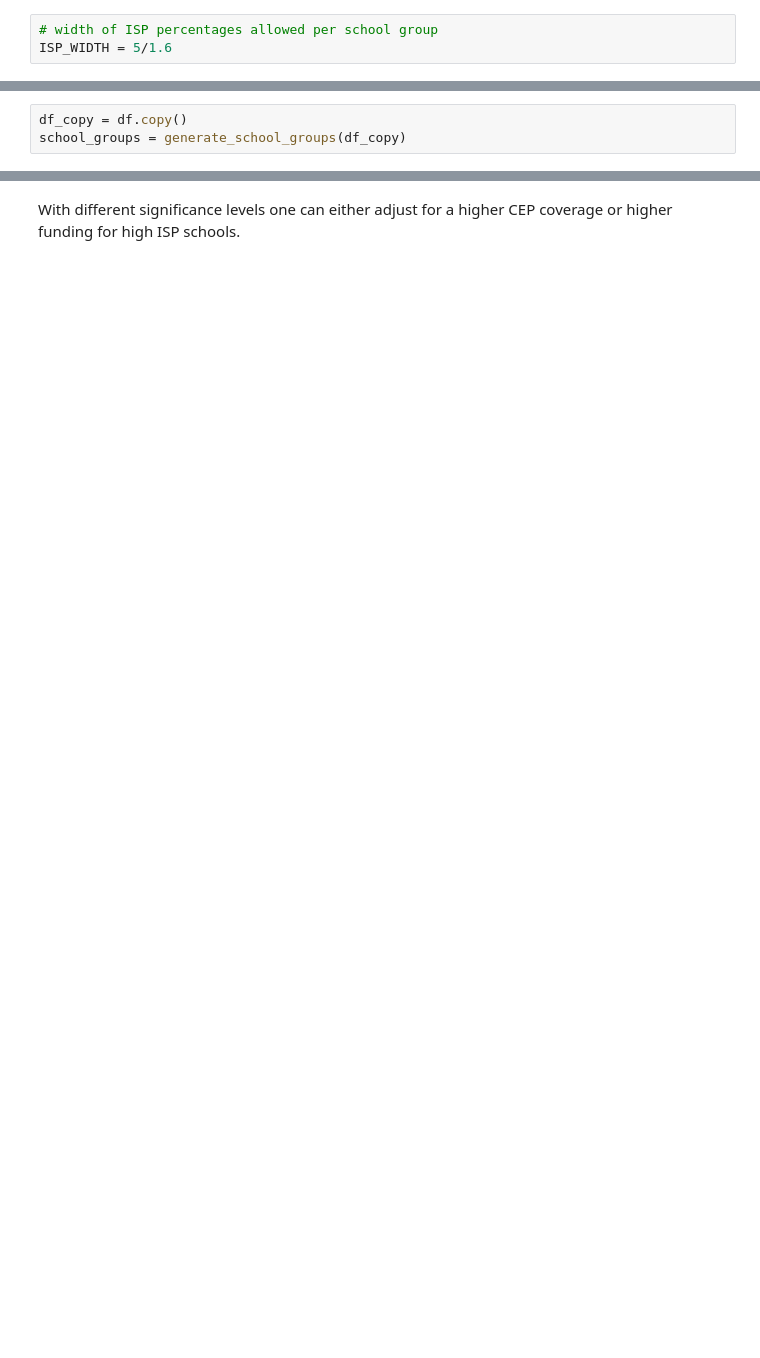
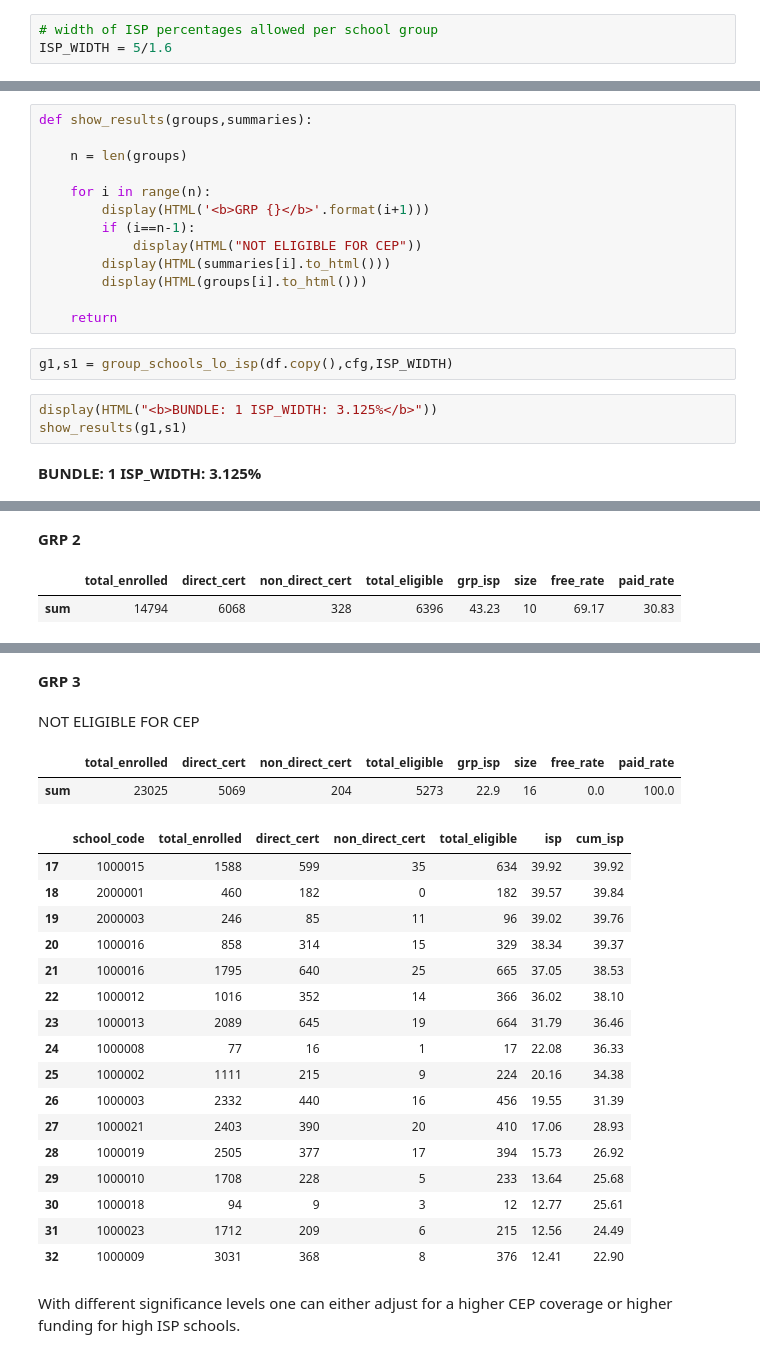
Before and after one commit to opensandiego/mealscount-backend, a Jupyter notebook: sandbox/mc_algorithm_v2_test.ipynb, the cells around one changed output, grey strips where cells are left out. Cells and saved outputs as stored; diff of their text form; blank space fills up the shorter version.

```diff
--- a/sandbox/mc_algorithm_v2_test.ipynb
+++ b/sandbox/mc_algorithm_v2_test.ipynb
@@ -330,3 +387,0 @@ def generate_school_groups(df1):
-# %%
-df_copy = df.copy()
-school_groups = generate_school_groups(df_copy)
@@ -376,0 +443,20 @@ INELIGIBLE FOR CEP:
+# %%
+def show_results(groups,summaries):
+
+    n = len(groups)
+
+    for i in range(n):
+        display(HTML('<b>GRP {}</b>'.format(i+1)))
+        if (i==n-1):
+            display(HTML("NOT ELIGIBLE FOR CEP"))
+        display(HTML(summaries[i].to_html()))
+        display(HTML(groups[i].to_html()))
+
+    return
+# %%
+g1,s1 = group_schools_lo_isp(df.copy(),cfg,ISP_WIDTH)
+# %%
+display(HTML("<b>BUNDLE: 1 ISP_WIDTH: 3.125%</b>"))
+show_results(g1,s1)
+# %% [output]
+BUNDLE: 1 ISP_WIDTH: 3.125%
@@ -376,0 +472,3 @@ INELIGIBLE FOR CEP:
+GRP 2
+|  | total_enrolled | direct_cert | non_direct_cert | total_eligible | grp_isp | size | free_rate | paid_rate |
+| sum | 14794 | 6068 | 328 | 6396 | 43.23 | 10 | 69.17 | 30.83 |
@@ -377,2 +486,23 @@ INELIGIBLE FOR CEP:
+GRP 3
+NOT ELIGIBLE FOR CEP
+|  | total_enrolled | direct_cert | non_direct_cert | total_eligible | grp_isp | size | free_rate | paid_rate |
+| sum | 23025 | 5069 | 204 | 5273 | 22.9 | 16 | 0.0 | 100.0 |
+|  | school_code | total_enrolled | direct_cert | non_direct_cert | total_eligible | isp | cum_isp |
+| 17 | 1000015 | 1588 | 599 | 35 | 634 | 39.92 | 39.92 |
+| 18 | 2000001 | 460 | 182 | 0 | 182 | 39.57 | 39.84 |
+| 19 | 2000003 | 246 | 85 | 11 | 96 | 39.02 | 39.76 |
+| 20 | 1000016 | 858 | 314 | 15 | 329 | 38.34 | 39.37 |
+| 21 | 1000016 | 1795 | 640 | 25 | 665 | 37.05 | 38.53 |
+| 22 | 1000012 | 1016 | 352 | 14 | 366 | 36.02 | 38.10 |
+| 23 | 1000013 | 2089 | 645 | 19 | 664 | 31.79 | 36.46 |
+| 24 | 1000008 | 77 | 16 | 1 | 17 | 22.08 | 36.33 |
+| 25 | 1000002 | 1111 | 215 | 9 | 224 | 20.16 | 34.38 |
+| 26 | 1000003 | 2332 | 440 | 16 | 456 | 19.55 | 31.39 |
+| 27 | 1000021 | 2403 | 390 | 20 | 410 | 17.06 | 28.93 |
+| 28 | 1000019 | 2505 | 377 | 17 | 394 | 15.73 | 26.92 |
+| 29 | 1000010 | 1708 | 228 | 5 | 233 | 13.64 | 25.68 |
+| 30 | 1000018 | 94 | 9 | 3 | 12 | 12.77 | 25.61 |
+| 31 | 1000023 | 1712 | 209 | 6 | 215 | 12.56 | 24.49 |
+| 32 | 1000009 | 3031 | 368 | 8 | 376 | 12.41 | 22.90 |
 # %% [markdown]
 With different significance levels one can either adjust for a higher CEP coverage or higher funding for high ISP schools.
```
Also changed, not shown: parts of 43 cells of this notebook.
